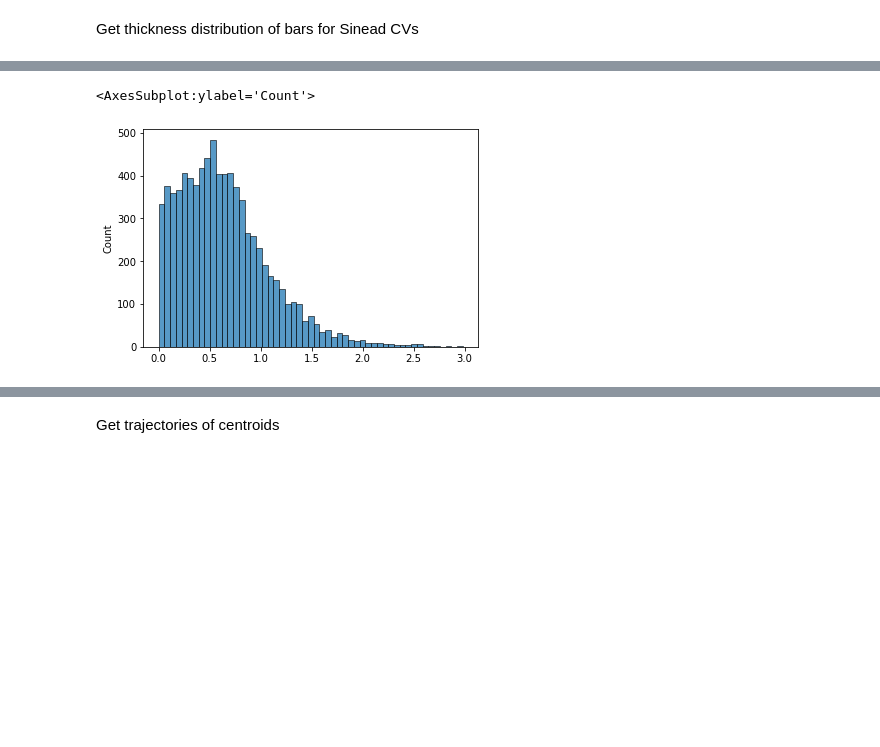
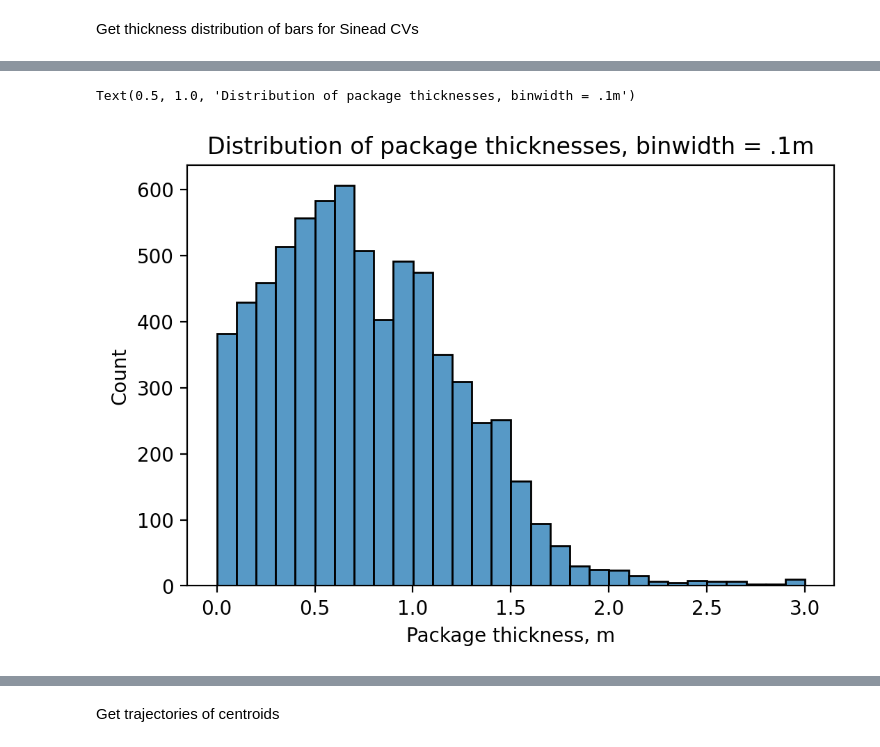
Before and after one commit to salpheus/BarCode, a Jupyter notebook: BarKinematics.ipynb, the cells around one changed output, grey strips where cells are left out. Saved outputs shown, nothing was run; the diff lists cells and outputs as text; code cells hidden in the pictures; blank space fills up the shorter version.

```diff
--- a/BarKinematics.ipynb
+++ b/BarKinematics.ipynb
@@ -136,5 +166,9 @@ np.mean(allthick)
 # %%
-sns.histplot(allthick[allthick>0])
+plt.figure(figsize = (6, 4), dpi = 200)
+sns.histplot(allthick[allthick>0], binwidth = 0.1)
+plt.xlabel('Package thickness, m')
+plt.ylabel('Count')
+plt.title('Distribution of package thicknesses, binwidth = .1m')
 # %% [output]
-<AxesSubplot:ylabel='Count'>
+Text(0.5, 1.0, 'Distribution of package thicknesses, binwidth = .1m')
-[figure, old version]
+[figure, new version]
```
Also changed, not shown: parts of 11 cells of this notebook, 21 other files.
